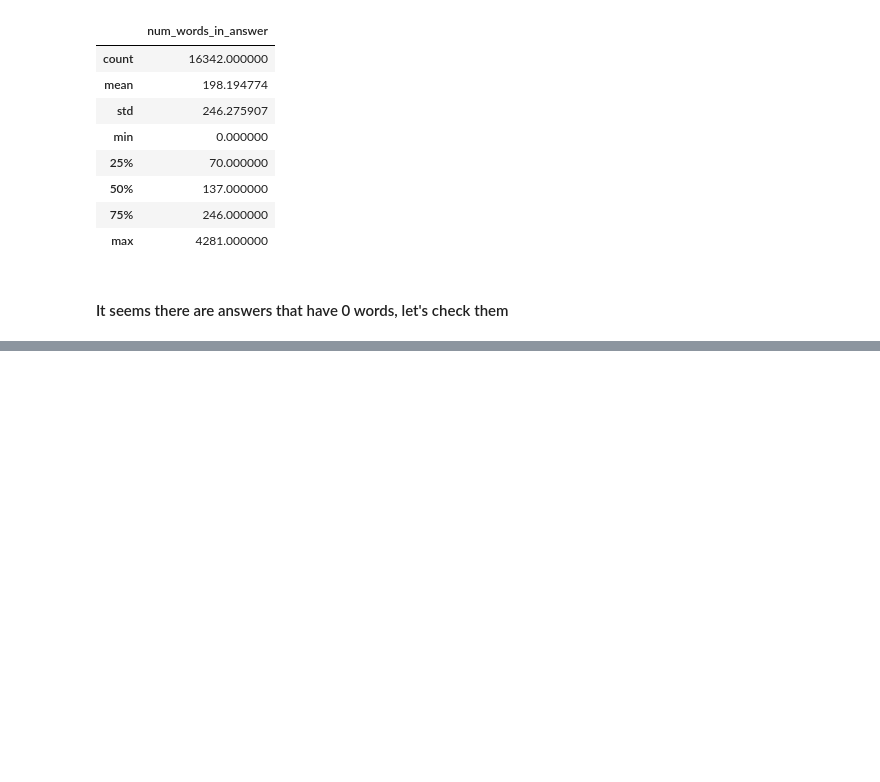
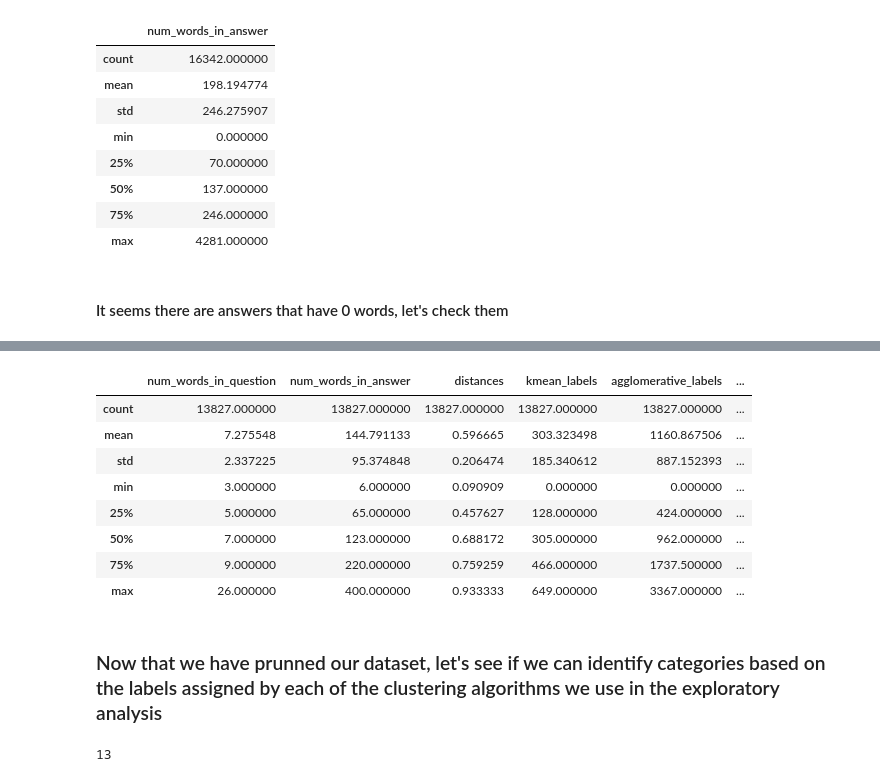
Before and after one commit to alditus/medical_assistant_bot_assignment, a Jupyter notebook: notebooks/data_processing/data_processing_and_preparation.ipynb, the cells around one changed output, grey strips where cells are left out. Cells and saved outputs as stored; diff of their text form; code cells hidden in the pictures; blank space fills up the shorter version.

```diff
--- a/notebooks/data_processing/data_processing_and_preparation.ipynb
+++ b/notebooks/data_processing/data_processing_and_preparation.ipynb
@@ -321,0 +347,2 @@ processed_dataset[['?' in x[:100] for x in dataset['answer'].str.lower()]]
+# %%
+processed_dataset = processed_dataset.drop(index=processed_dataset[processed_dataset.duplicated(subset=['question'], keep='first')].index).reset_index(drop=True)
@@ -321,0 +353,14 @@ processed_dataset[['?' in x[:100] for x in dataset['answer'].str.lower()]]
+# %%
+processed_dataset.describe()
+# %% [output]
+|  | num_words_in_question | num_words_in_answer | distances | kmean_labels | agglomerative_labels | ... |
+| count | 13827.000000 | 13827.000000 | 13827.000000 | 13827.000000 | 13827.000000 | ... |
+| mean | 7.275548 | 144.791133 | 0.596665 | 303.323498 | 1160.867506 | ... |
+| std | 2.337225 | 95.374848 | 0.206474 | 185.340612 | 887.152393 | ... |
+| min | 3.000000 | 6.000000 | 0.090909 | 0.000000 | 0.000000 | ... |
+| 25% | 5.000000 | 65.000000 | 0.457627 | 128.000000 | 424.000000 | ... |
+| 50% | 7.000000 | 123.000000 | 0.688172 | 305.000000 | 962.000000 | ... |
+| 75% | 9.000000 | 220.000000 | 0.759259 | 466.000000 | 1737.500000 | ... |
+| max | 26.000000 | 400.000000 | 0.933333 | 649.000000 | 3367.000000 | ... |
+# %% [markdown]
+### Now that we have prunned our dataset, let's see if we can identify categories based on the labels assigned by each of the clustering algorithms we use in the exploratory analysis
@@ -321,0 +377,4 @@ processed_dataset[['?' in x[:100] for x in dataset['answer'].str.lower()]]
+# %%
+processed_dataset.columns.tolist().index('ac_labels')
+# %% [output]
+13
```
Also changed, not shown: parts of 28 cells of this notebook.
